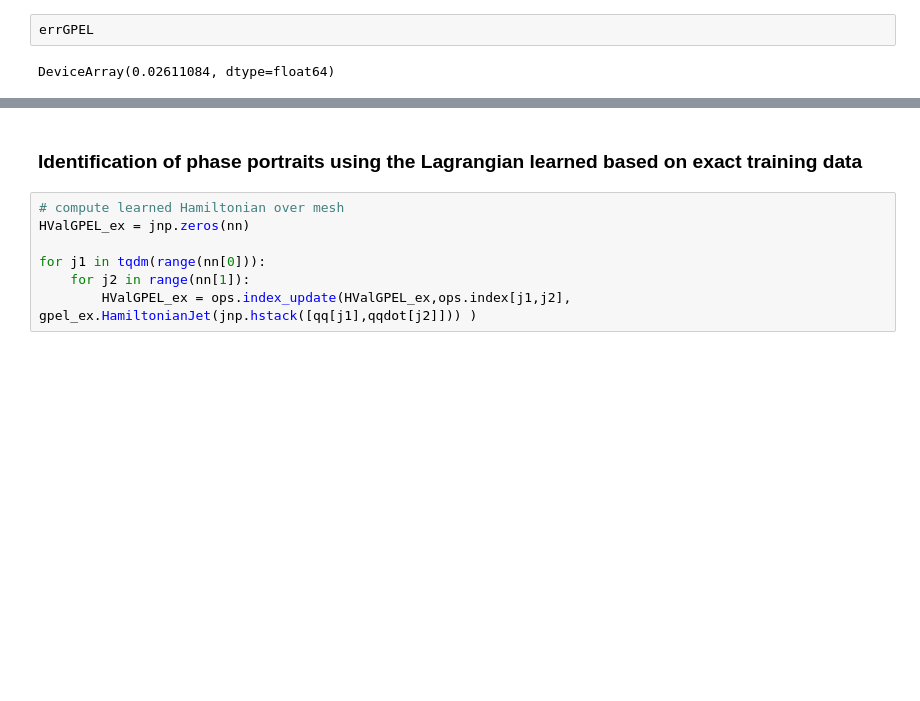
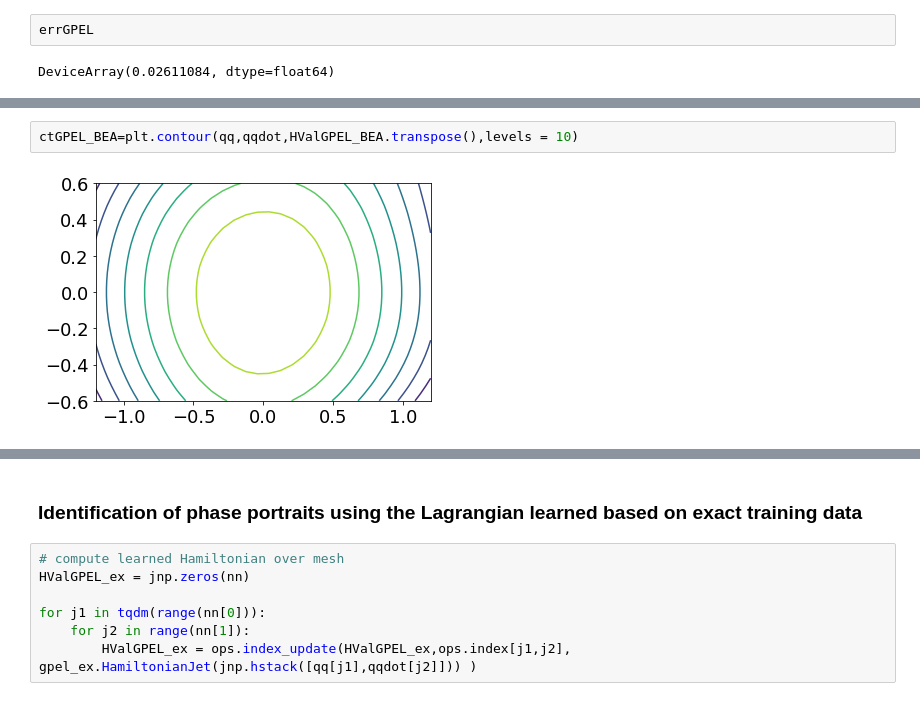
Before and after one commit to Christian-Offen/LagrangianShadowIntegration, a Jupyter notebook: Pendulum_midpoint.ipynb, the cells around one changed output, grey strips where cells are left out. Drawn from its saved outputs; the diff is of its cells as text; blank space fills up the shorter version.

```diff
--- a/Pendulum_midpoint.ipynb
+++ b/Pendulum_midpoint.ipynb
@@ -573,0 +586,4 @@ DeviceArray(0.02611084, dtype=float64)
+# %%
+ctGPEL_BEA=plt.contour(qq,qqdot,HValGPEL_BEA.transpose(),levels = 10)
+# %% [output]
+[figure, added]
```
Also changed, not shown: parts of 18 cells of this notebook.
